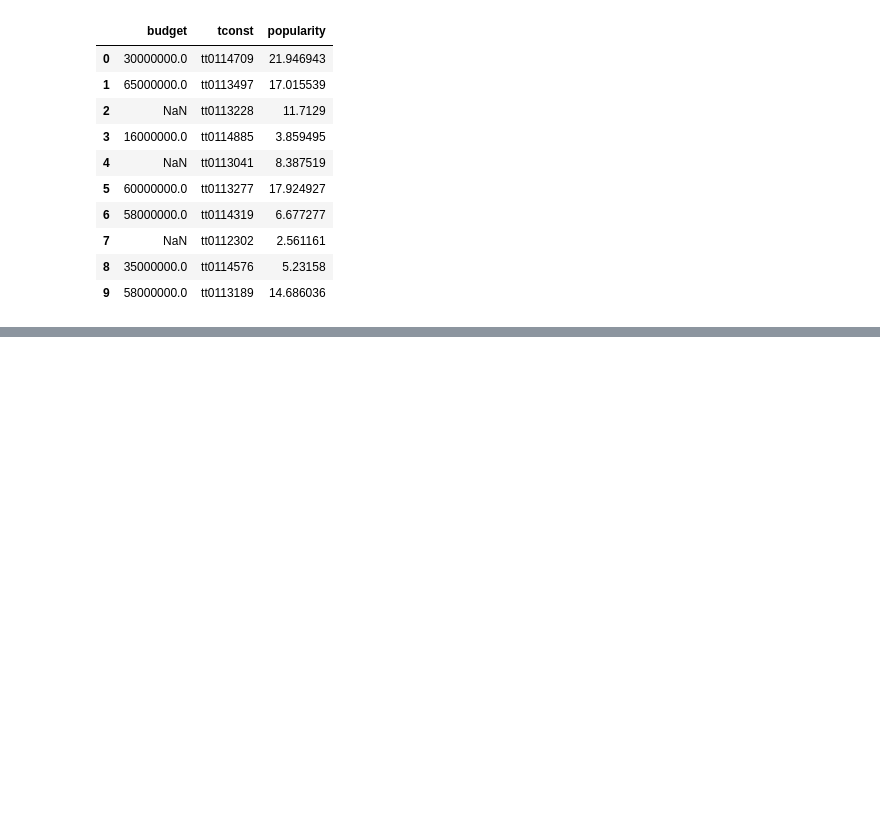
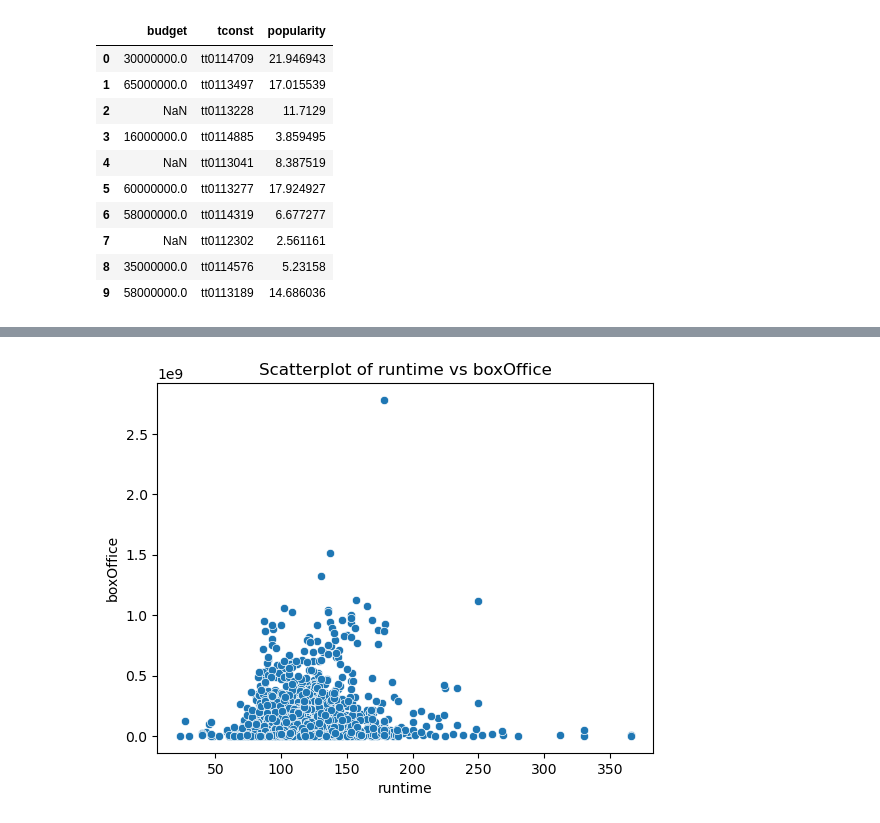
Before and after one commit to epfl-ada/ada-2023-project-lovelace, a Jupyter notebook: Code/clean.ipynb, the cells around one changed output, grey strips where cells are left out. Saved outputs shown, nothing was run; the diff lists cells and outputs as text; code cells hidden in the pictures; blank space fills up the shorter version.

```diff
--- a/Code/clean.ipynb
+++ b/Code/clean.ipynb
@@ -262,0 +285,7 @@ movies_imdb.head(100)
+# %%
+# Scatterplot of runtime vs boxOffice
+sns.scatterplot(data=movies_imdb, x="runtime", y="boxOffice")
+plt.title("Scatterplot of runtime vs boxOffice")
+plt.show()
+# %% [output]
+[figure, added]
```
Also changed, not shown: parts of 13 cells of this notebook.
